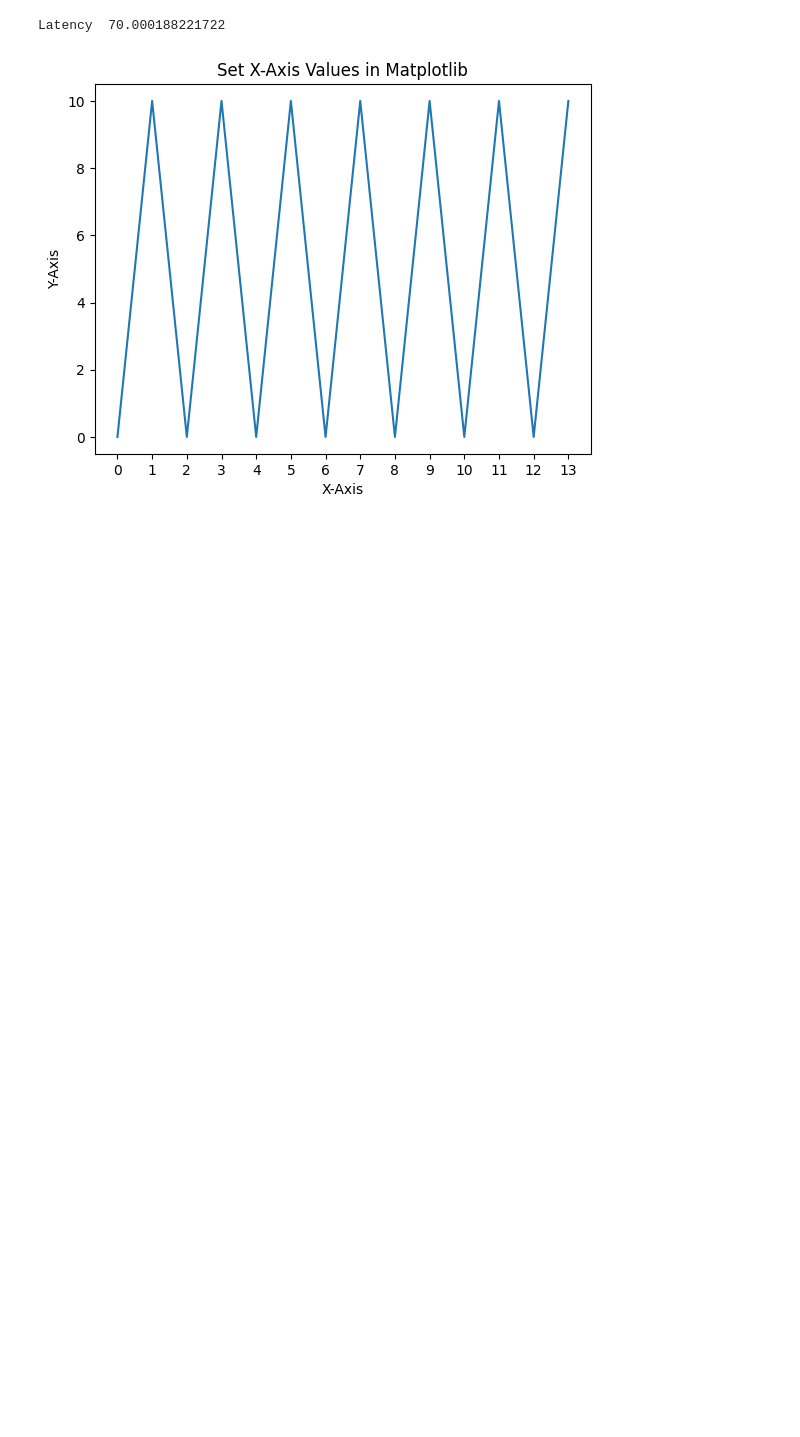
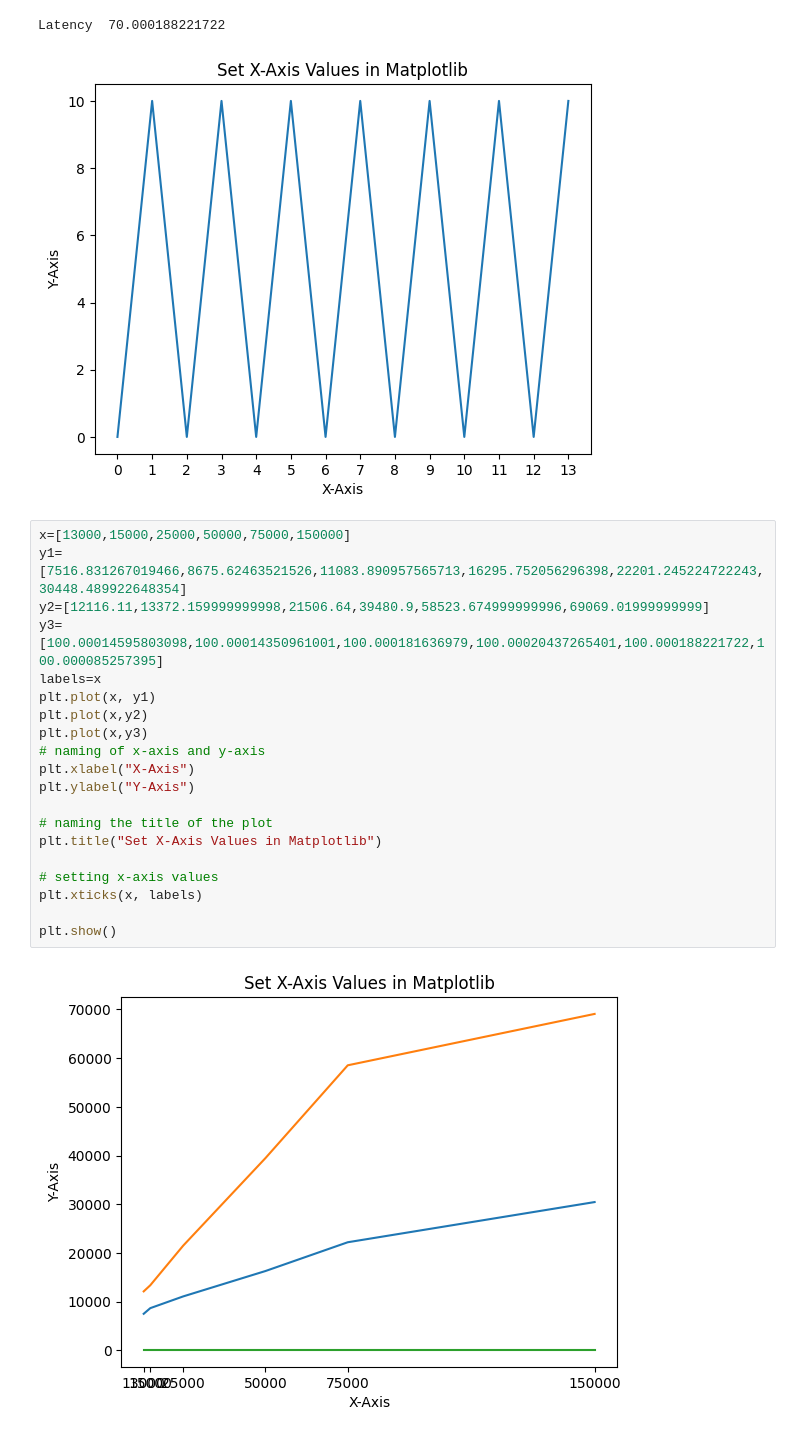
Before and after one commit to chinmayparekh/StreamingDataSystems, a Jupyter notebook: plots/miniBatch.ipynb, the cells around one changed output. Cells and saved outputs as stored; diff of their text form; blank space fills up the shorter version.

```diff
--- a/plots/miniBatch.ipynb
+++ b/plots/miniBatch.ipynb
@@ -170,3 +172,25 @@ plot_latency(latency)
 # %% [output]
 Latency  70.000188221722
 [figure]
+# %%
+x=[13000,15000,25000,50000,75000,150000]
+y1=[7516.831267019466,8675.62463521526,11083.890957565713,16295.752056296398,22201.245224722243,30448.489922648354]
+y2=[12116.11,13372.159999999998,21506.64,39480.9,58523.674999999996,69069.01999999999]
+y3=[100.00014595803098,100.00014350961001,100.000181636979,100.00020437265401,100.000188221722,100.000085257395]
+labels=x
+plt.plot(x, y1)
+plt.plot(x,y2)
+plt.plot(x,y3)
+# naming of x-axis and y-axis
+plt.xlabel("X-Axis")
+plt.ylabel("Y-Axis")
+
+# naming the title of the plot
+plt.title("Set X-Axis Values in Matplotlib")
+
+# setting x-axis values
+plt.xticks(x, labels)
+
+plt.show()
+# %% [output]
+[figure, added]
```
Also changed, not shown: parts of 1 cell of this notebook, 26 other files.
